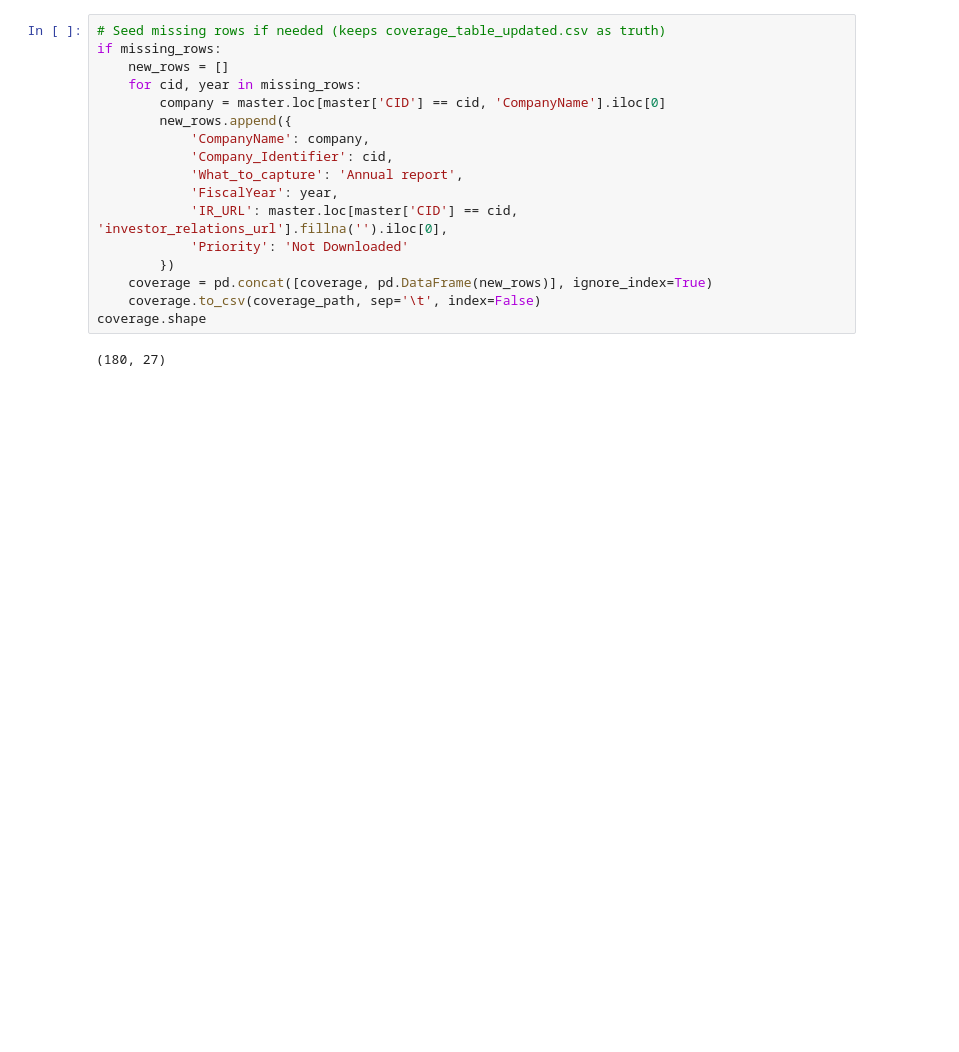
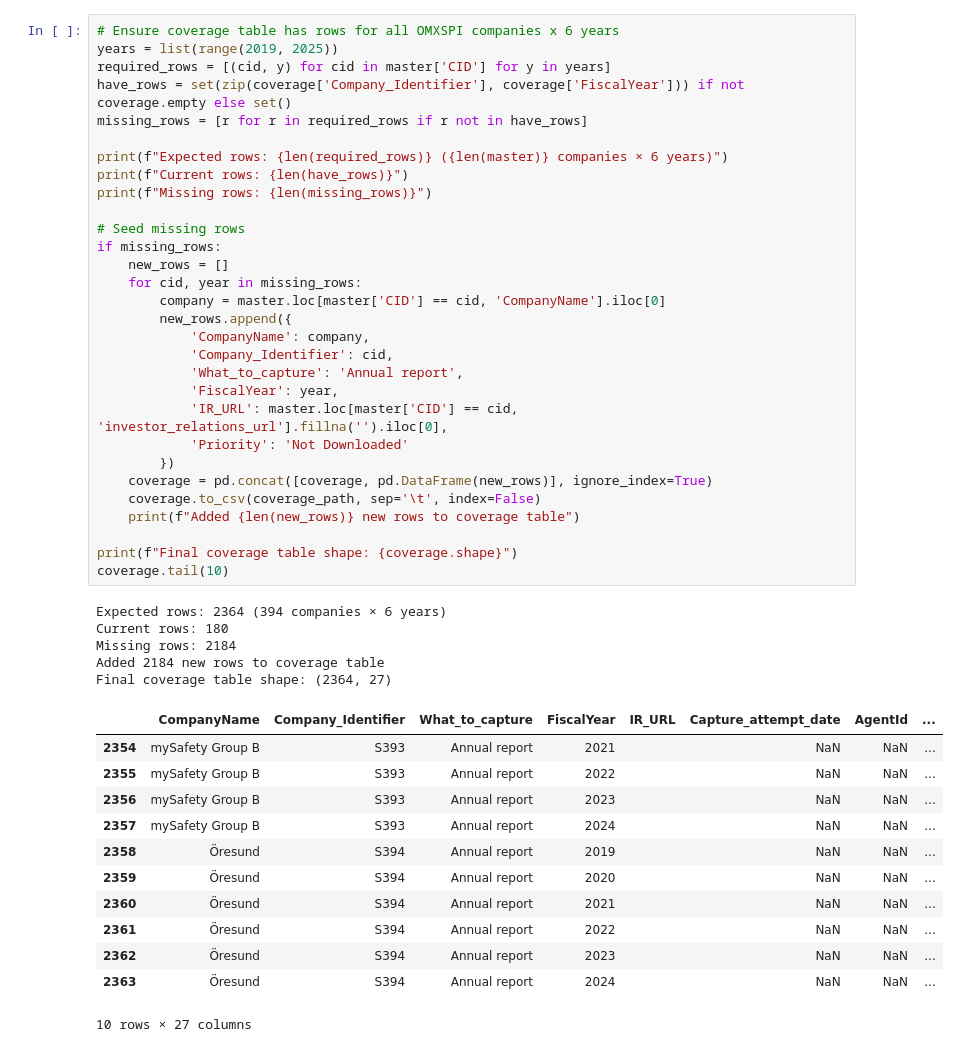
Before and after one commit to JakobJohannesson/aspiratio, a Jupyter notebook: notebooks/step1_Idenify_omxs30_companies.ipynb, the cells around one changed output. Drawn from its saved outputs; the diff is of its cells as text; blank space fills up the shorter version.

```diff
--- a/notebooks/step1_Idenify_omxs30_companies.ipynb
+++ b/notebooks/step1_Idenify_omxs30_companies.ipynb
@@ -47,19 +111,48 @@ len(missing_rows), missing_rows[:5]
 # %%
-# Seed missing rows if needed (keeps coverage_table_updated.csv as truth)
+# Ensure coverage table has rows for all OMXSPI companies x 6 years
+years = list(range(2019, 2025))
+required_rows = [(cid, y) for cid in master['CID'] for y in years]
+have_rows = set(zip(coverage['Company_Identifier'], coverage['FiscalYear'])) if not coverage.empty else set()
+missing_rows = [r for r in required_rows if r not in have_rows]
+
+print(f"Expected rows: {len(required_rows)} ({len(master)} companies × 6 years)")
+print(f"Current rows: {len(have_rows)}")
+print(f"Missing rows: {len(missing_rows)}")
+
+# Seed missing rows
 if missing_rows:
     new_rows = []
     for cid, year in missing_rows:
         company = master.loc[master['CID'] == cid, 'CompanyName'].iloc[0]
         new_rows.append({
             'CompanyName': company,
             'Company_Identifier': cid,
             'What_to_capture': 'Annual report',
             'FiscalYear': year,
             'IR_URL': master.loc[master['CID'] == cid, 'investor_relations_url'].fillna('').iloc[0],
             'Priority': 'Not Downloaded'
         })
     coverage = pd.concat([coverage, pd.DataFrame(new_rows)], ignore_index=True)
     coverage.to_csv(coverage_path, sep='\t', index=False)
-coverage.shape
+    print(f"Added {len(new_rows)} new rows to coverage table")
+
+print(f"Final coverage table shape: {coverage.shape}")
+coverage.tail(10)
 # %% [output]
-(180, 27)
+Expected rows: 2364 (394 companies × 6 years)
+Current rows: 180
+Missing rows: 2184
+Added 2184 new rows to coverage table
+Final coverage table shape: (2364, 27)
+|  | CompanyName | Company_Identifier | What_to_capture | FiscalYear | IR_URL | Capture_attempt_date | AgentId | ... |
+| 2354 | mySafety Group B | S393 | Annual report | 2021 |  | NaN | NaN | ... |
+| 2355 | mySafety Group B | S393 | Annual report | 2022 |  | NaN | NaN | ... |
+| 2356 | mySafety Group B | S393 | Annual report | 2023 |  | NaN | NaN | ... |
+| 2357 | mySafety Group B | S393 | Annual report | 2024 |  | NaN | NaN | ... |
+| 2358 | Öresund | S394 | Annual report | 2019 |  | NaN | NaN | ... |
+| 2359 | Öresund | S394 | Annual report | 2020 |  | NaN | NaN | ... |
+| 2360 | Öresund | S394 | Annual report | 2021 |  | NaN | NaN | ... |
+| 2361 | Öresund | S394 | Annual report | 2022 |  | NaN | NaN | ... |
+| 2362 | Öresund | S394 | Annual report | 2023 |  | NaN | NaN | ... |
+| 2363 | Öresund | S394 | Annual report | 2024 |  | NaN | NaN | ... |
+10 rows × 27 columns
```
Also changed, not shown: parts of 3 cells of this notebook, 7 other files.
